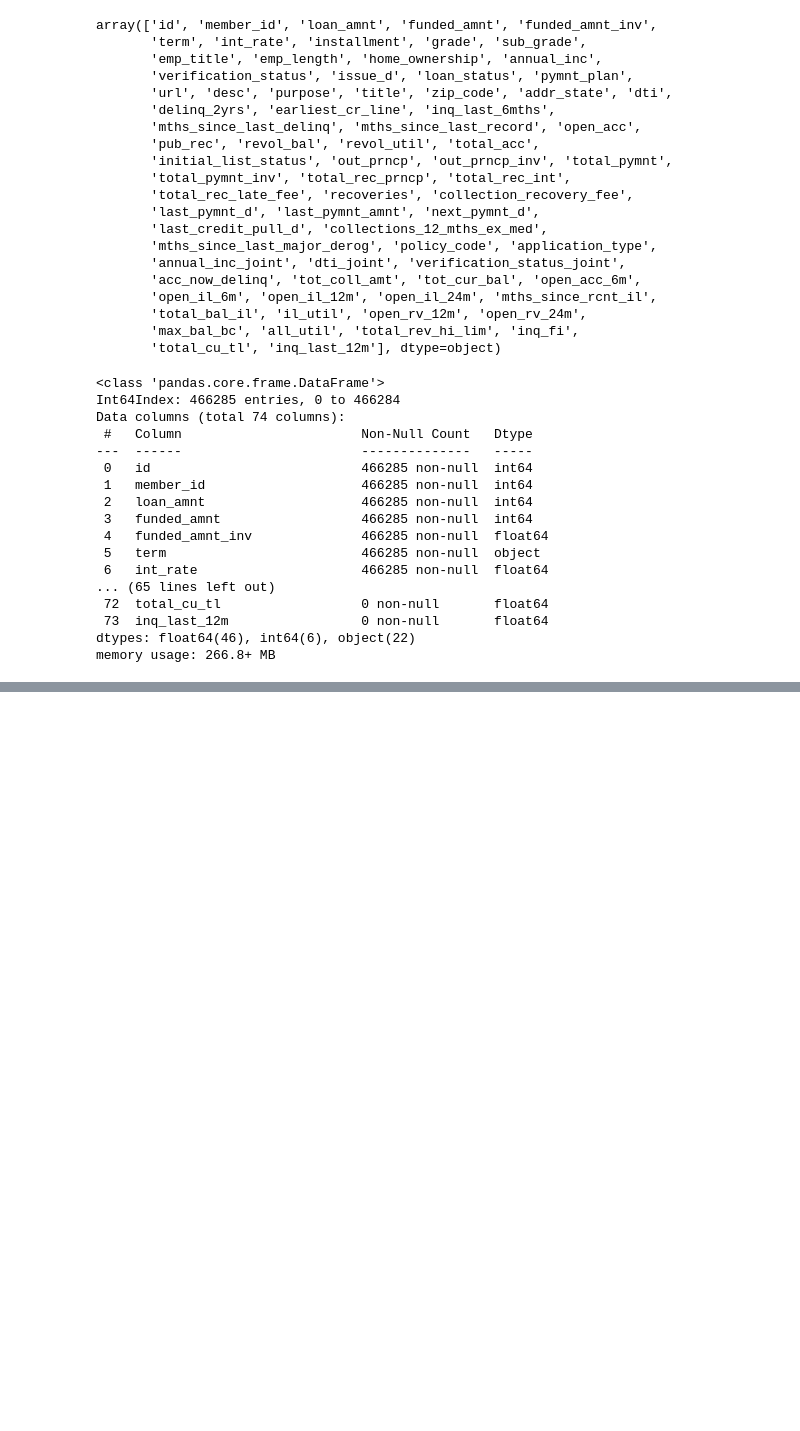
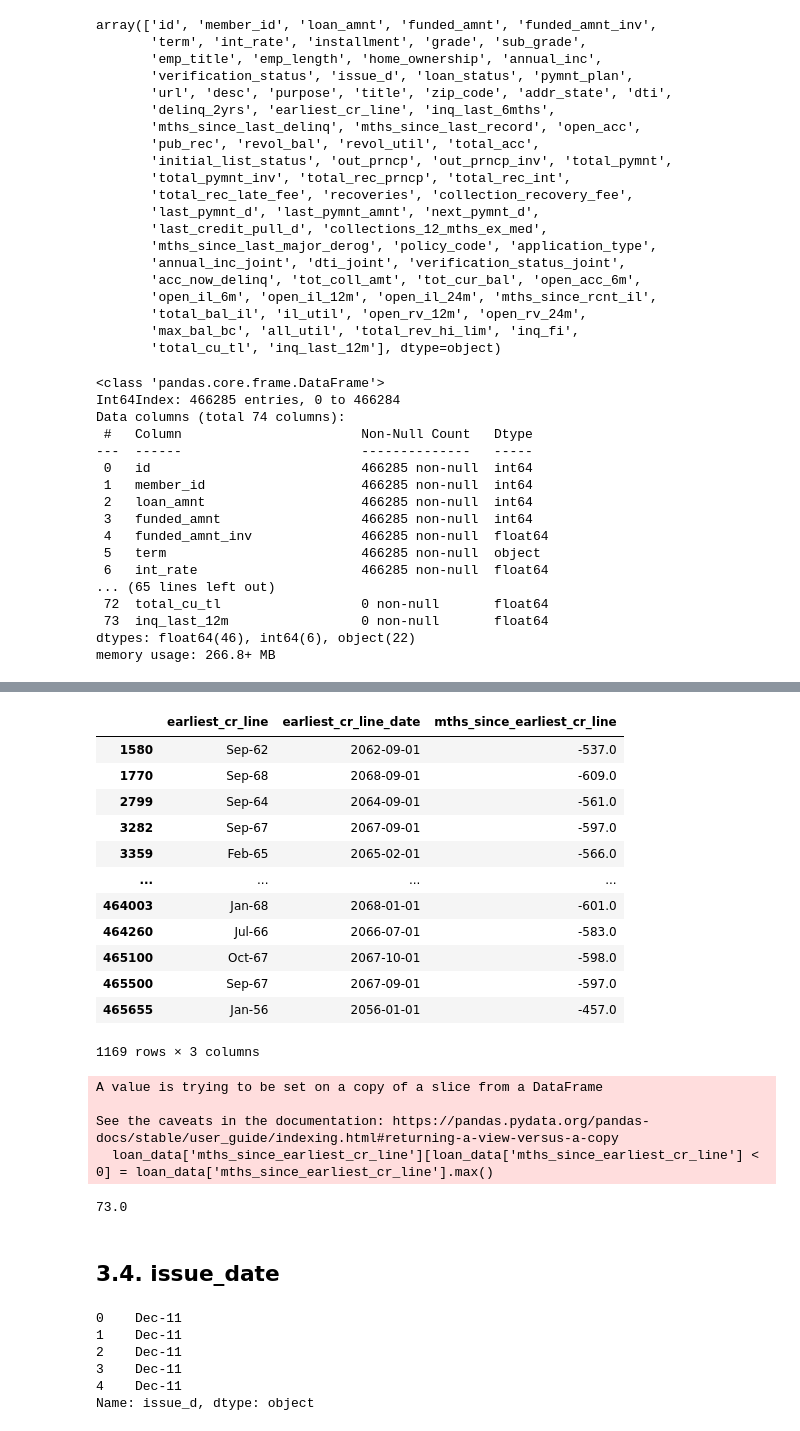
Before and after one commit to Lucas-Okamura/credit-risk-modelling, a Jupyter notebook: notebooks/credit_risk_modelling.ipynb, the cells around one changed output, grey strips where cells are left out. Drawn from its saved outputs; the diff is of its cells as text; code cells hidden in the pictures; blank space fills up the shorter version.

Commit message:
Started data preparation

```diff
--- a/notebooks/credit_risk_modelling.ipynb
+++ b/notebooks/credit_risk_modelling.ipynb
@@ -87,0 +117,3 @@ memory usage: 266.8+ MB
+# %%
+loan_data['emp_length_int'] = pd.to_numeric(loan_data['emp_length_int'])
+# Transforms the values to numeric.
@@ -87,0 +131,3 @@ memory usage: 266.8+ MB
+# %%
+loan_data['term_int'] = pd.to_numeric(loan_data['term'].str.strip().str.replace(' months', ''))
+loan_data['term_int'].dtypes
@@ -87,0 +148,3 @@ memory usage: 266.8+ MB
+# %%
+loan_data['earliest_cr_line_date'] = pd.to_datetime(loan_data['earliest_cr_line'], format = '%b-%y')
+# Extracts the date and the time from a string variable that is in a given format.
@@ -87,0 +172,5 @@ memory usage: 266.8+ MB
+# %%
+# Assume we are now in December 2017
+loan_data['mths_since_earliest_cr_line'] = round(pd.to_numeric((pd.to_datetime('2017-12-01') - loan_data['earliest_cr_line_date']) / np.timedelta64(1, 'M')))
+# We calculate the difference between two dates in months, turn it to numeric datatype and round it.
+# We save the result in a new variable.
@@ -87,0 +192,42 @@ memory usage: 266.8+ MB
+# %%
+loan_data.loc[: , ['earliest_cr_line', 'earliest_cr_line_date', 'mths_since_earliest_cr_line']][loan_data['mths_since_earliest_cr_line'] < 0]
+# We take three columns from the dataframe. Then, we display them only for the rows where a variable has negative value.
+# There are 2303 strange negative values.
+# %% [output]
+|  | earliest_cr_line | earliest_cr_line_date | mths_since_earliest_cr_line |
+| 1580 | Sep-62 | 2062-09-01 | -537.0 |
+| 1770 | Sep-68 | 2068-09-01 | -609.0 |
+| 2799 | Sep-64 | 2064-09-01 | -561.0 |
+| 3282 | Sep-67 | 2067-09-01 | -597.0 |
+| 3359 | Feb-65 | 2065-02-01 | -566.0 |
+| ... | ... | ... | ... |
+| 464003 | Jan-68 | 2068-01-01 | -601.0 |
+| 464260 | Jul-66 | 2066-07-01 | -583.0 |
+| 465100 | Oct-67 | 2067-10-01 | -598.0 |
+| 465500 | Sep-67 | 2067-09-01 | -597.0 |
+| 465655 | Jan-56 | 2056-01-01 | -457.0 |
+1169 rows × 3 columns
+# %%
+loan_data['mths_since_earliest_cr_line'][loan_data['mths_since_earliest_cr_line'] < 0] = loan_data['mths_since_earliest_cr_line'].max()
+# We set the rows that had negative differences to the maximum value.
+# %% [output]
+A value is trying to be set on a copy of a slice from a DataFrame
+
+See the caveats in the documentation: https://pandas.pydata.org/pandas-docs/stable/user_guide/indexing.html#returning-a-view-versus-a-copy
+  loan_data['mths_since_earliest_cr_line'][loan_data['mths_since_earliest_cr_line'] < 0] = loan_data['mths_since_earliest_cr_line'].max()
+# %%
+min(loan_data['mths_since_earliest_cr_line'])
+# Calculates and shows the minimum value of a column.
+# %% [output]
+73.0
+# %% [markdown]
+## 3.4. issue_date
+# %%
+loan_data['issue_d'].head()
+# %% [output]
+0    Dec-11
+1    Dec-11
+2    Dec-11
+3    Dec-11
+4    Dec-11
+Name: issue_d, dtype: object
```
Also changed, not shown: parts of 43 cells of this notebook, 2 other files.
